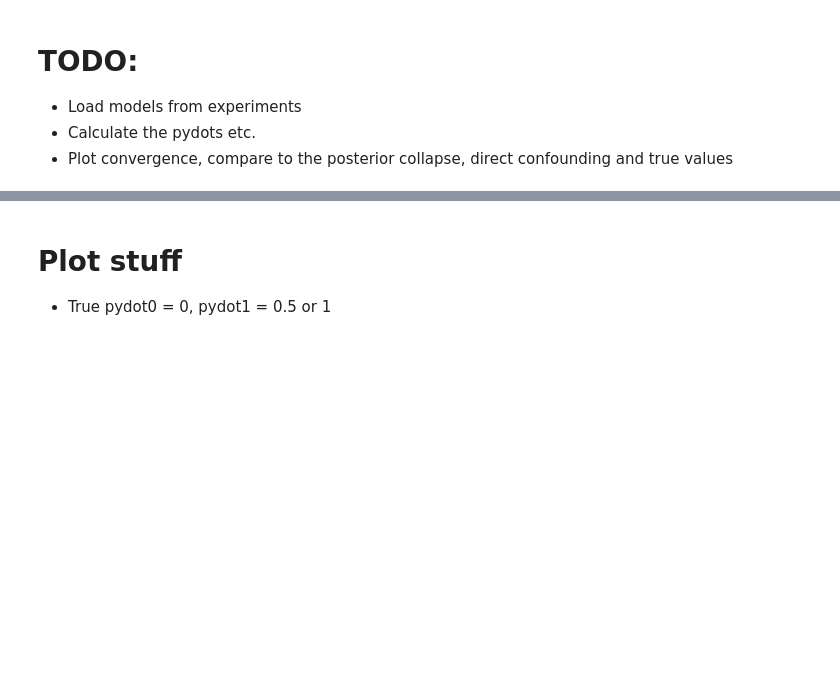
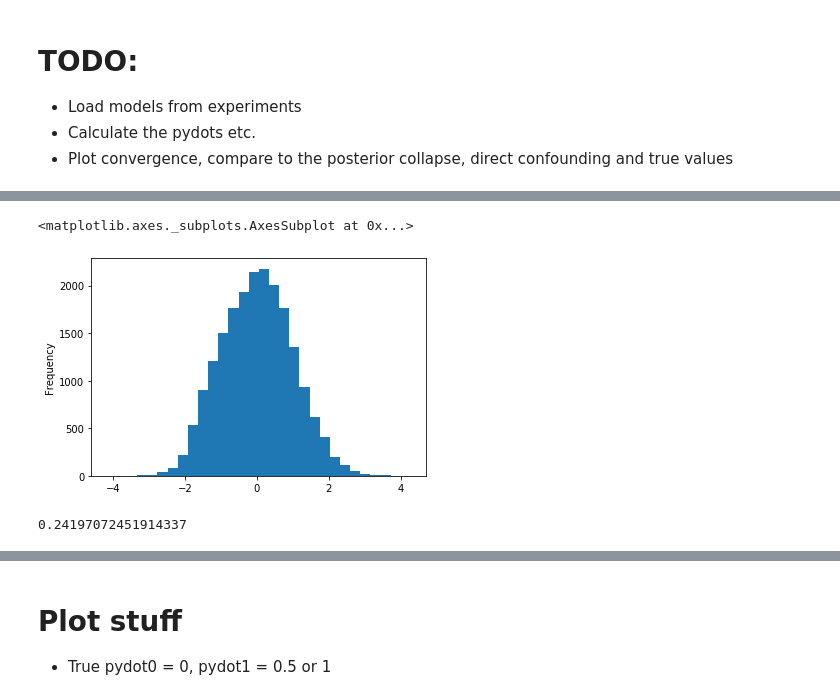
Before and after one commit to skwfz/cevae, a Jupyter notebook: PlottingRealData.ipynb, the cells around one changed output, grey strips where cells are left out. Drawn from its saved outputs; the diff is of its cells as text; code cells hidden in the pictures; blank space fills up the shorter version.

```diff
--- a/PlottingRealData.ipynb
+++ b/PlottingRealData.ipynb
@@ -111,0 +128,9 @@ models_zdim10_ate1_2, losses_zdim10_ate1_2 = load_models_losses(main_folder, sub
+# %%
+dfs_full['20000'][0].z.plot.hist(bins=30)
+# %% [output]
+<matplotlib.axes._subplots.AxesSubplot at 0x...>
+[figure, added]
+# %%
+scipy.stats.norm.pdf(-1)
+# %% [output]
+0.24197072451914337
```
Also changed, not shown: parts of 19 cells of this notebook, 2 other files.
